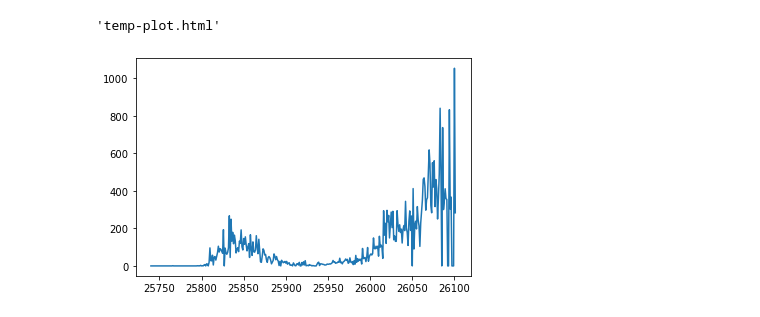
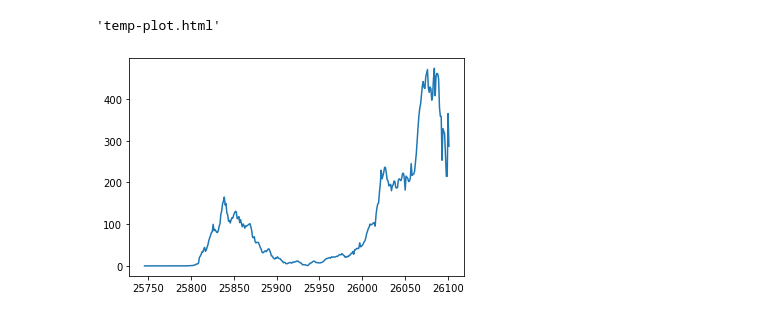
Before and after one commit to jarvijaakko/Corona_analysis, a Jupyter notebook: Corona_plotly.ipynb, the cells around one changed output. Cells and saved outputs as stored; diff of their text form; code cells hidden in the pictures.

Commit message:
Add 7-day moving average plot

```diff
--- a/Corona_plotly.ipynb
+++ b/Corona_plotly.ipynb
@@ -42,10 +54,12 @@ pyo.plot([{
 'temp-plot.html'
 # %%
 # Calculate a 7-day rolling average
-data_FI.assign(MA = lambda x: data_FI.New_cases.rolling(window = 7).mean())
-plt.plot(data_FI.MA)
+data_FI_MA = data_FI.assign(MA = lambda x: data_FI.New_cases.rolling(window = 7).mean())
+data_FI_MA
+
+plt.plot(data_FI_MA.MA)
 plt.show()
 # %% [output]
-[figure, old version]
+[figure, new version]
 # %%
 # Plot both the number of new cases and the 7-day rolling average
```
Also changed, not shown: parts of 3 cells of this notebook.
